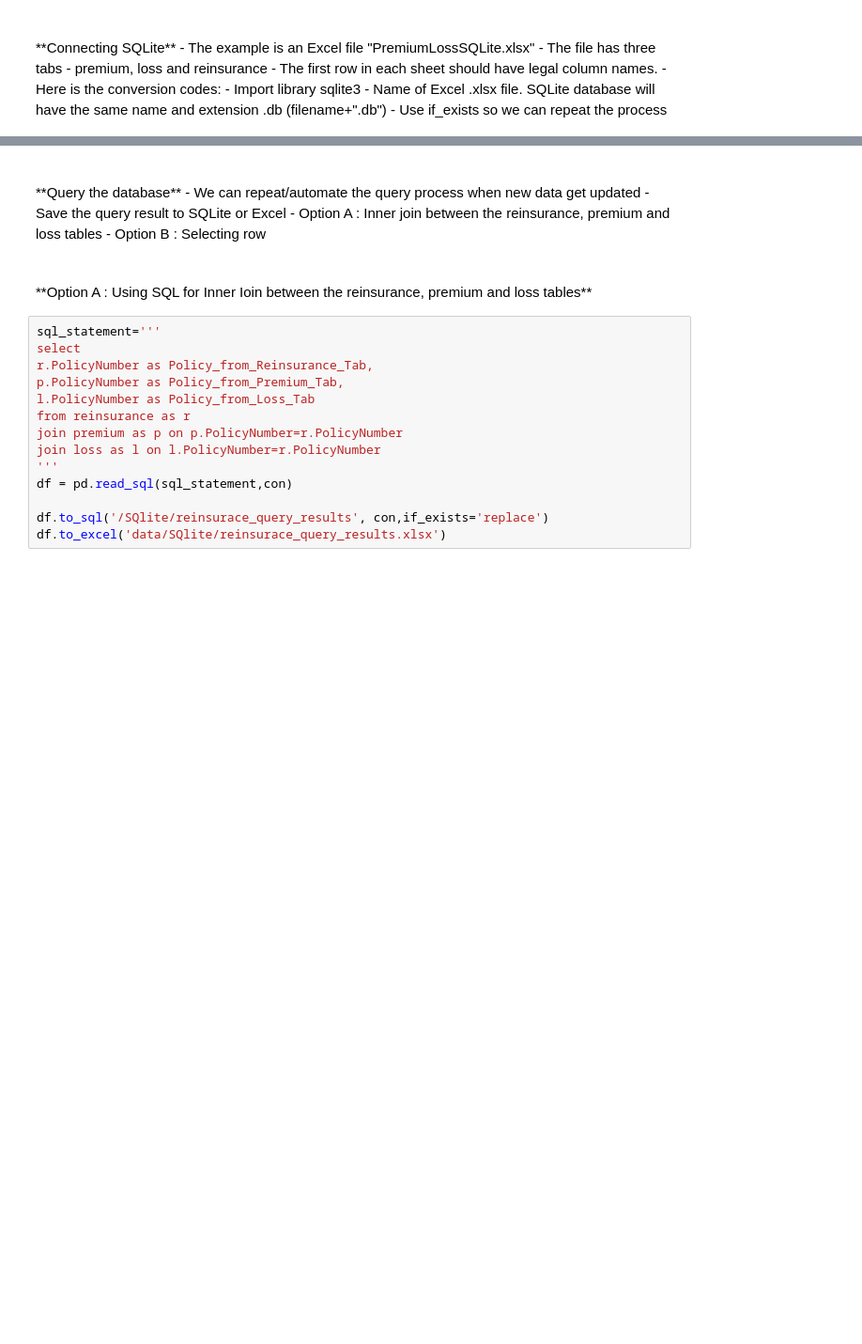
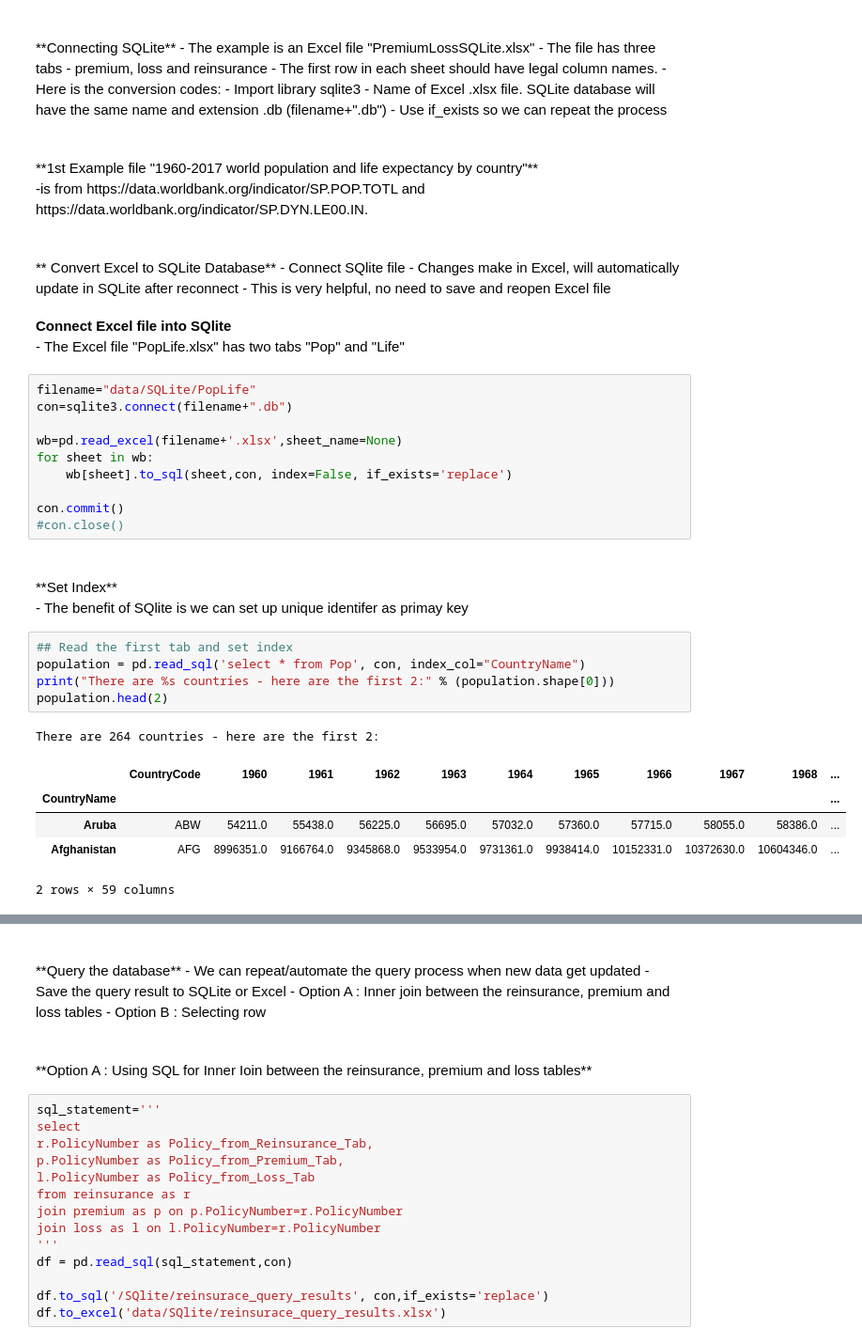
Before and after one commit to jasminjohnson/jasminjohnson.github.io, a Jupyter notebook: downloads/notebooks/SQLiteFinancialAnalysis.ipynb, the cells around one changed output, grey strips where cells are left out. Shown at 94% size. Saved outputs shown, nothing was run; the diff lists cells and outputs as text; blank space fills up the shorter version.

```diff
--- a/downloads/notebooks/SQLiteFinancialAnalysis.ipynb
+++ b/downloads/notebooks/SQLiteFinancialAnalysis.ipynb
@@ -38,3 +44,39 @@ After merging and reshaping the datasets, we can use SQLite to store, organize a
         - Import library sqlite3
         - Name of Excel .xlsx file. SQLite database will have the same name and extension .db (filename+".db")
         - Use if_exists so we can repeat the process
+# %% [markdown]
+<br>
+**1st Example file "1960-2017 world population and life expectancy by country"**<br>-is from https://data.worldbank.org/indicator/SP.POP.TOTL and https://data.worldbank.org/indicator/SP.DYN.LE00.IN.
+# %% [markdown]
+<br>
+** Convert Excel to SQLite Database**
+    - Connect SQlite file
+    - Changes make in Excel, will automatically update in SQLite after reconnect
+    - This is very helpful, no need to save and reopen Excel file
+# %% [markdown]
+**Connect Excel file into SQlite**<br> - The Excel file "PopLife.xlsx" has two tabs "Pop" and "Life"
+# %%
+filename="data/SQLite/PopLife"
+con=sqlite3.connect(filename+".db")
+
+wb=pd.read_excel(filename+'.xlsx',sheet_name=None)
+for sheet in wb:
+    wb[sheet].to_sql(sheet,con, index=False, if_exists='replace')
+
+con.commit()
+#con.close()
+# %% [markdown]
+<br>
+**Set Index** <br> - The benefit of SQlite is we can set up unique identifer as primay key
+# %%
+## Read the first tab and set index
+population = pd.read_sql('select * from Pop', con, index_col="CountryName")
+print("There are %s countries - here are the first 2:" % (population.shape[0]))
+population.head(2)
+# %% [output]
+There are 264 countries - here are the first 2:
+|  | CountryCode | 1960 | 1961 | 1962 | 1963 | 1964 | 1965 | 1966 | 1967 | 1968 | ... |
+| CountryName |  |  |  |  |  |  |  |  |  |  | ... |
+| Aruba | ABW | 54211.0 | 55438.0 | 56225.0 | 56695.0 | 57032.0 | 57360.0 | 57715.0 | 58055.0 | 58386.0 | ... |
+| Afghanistan | AFG | 8996351.0 | 9166764.0 | 9345868.0 | 9533954.0 | 9731361.0 | 9938414.0 | 10152331.0 | 10372630.0 | 10604346.0 | ... |
+2 rows × 59 columns
```
Also changed, not shown: parts of 19 cells of this notebook, 21 other files.
